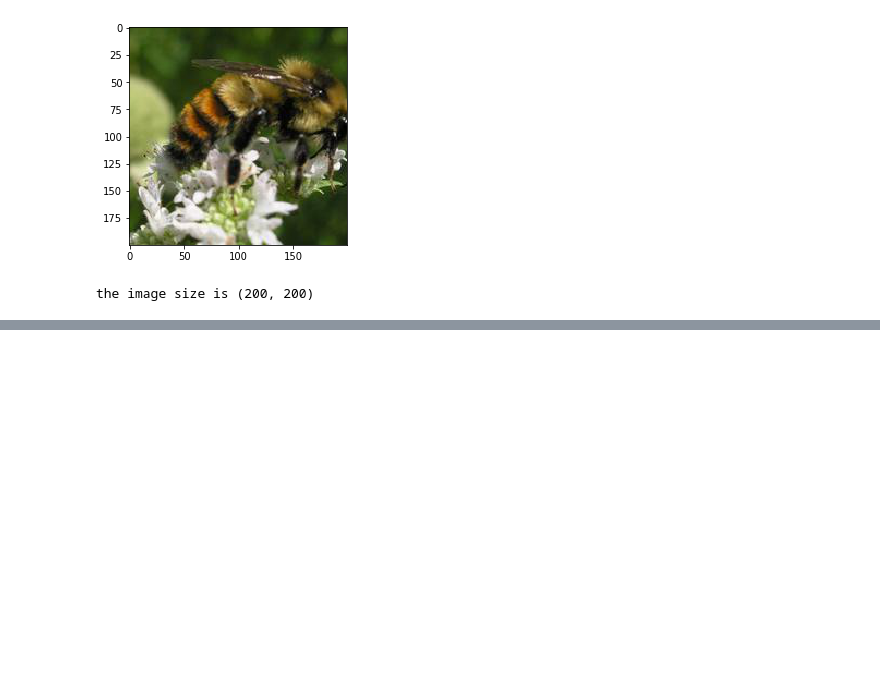
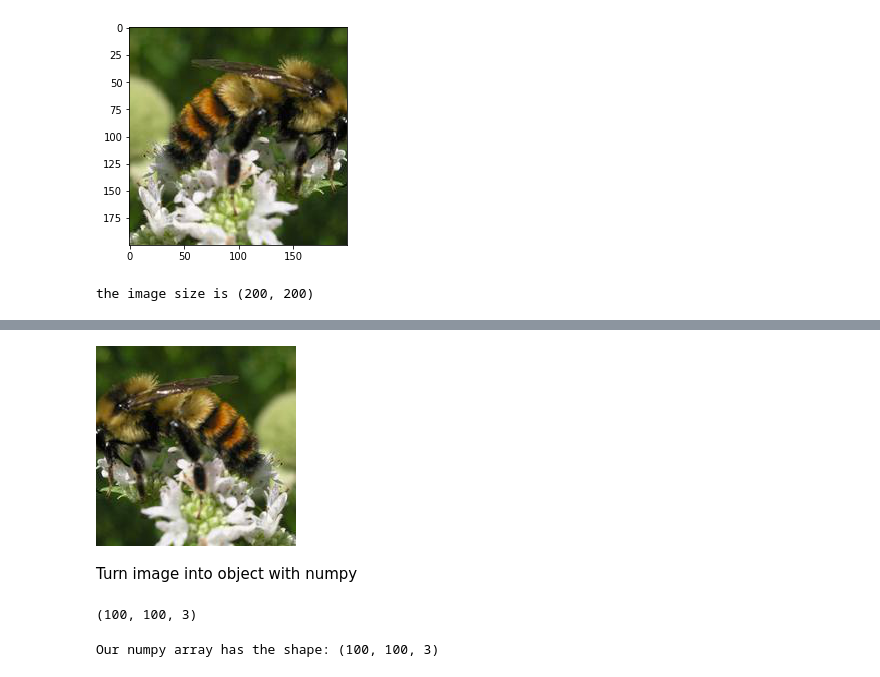
Before and after one commit to juansantateresa/juan, a Jupyter notebook: Projects/Naïve Bees Image Loading and Processing.ipynb, the cells around one changed output, grey strips where cells are left out. Cells and saved outputs as stored; diff of their text form; code cells hidden in the pictures; blank space fills up the shorter version.

```diff
--- a/Projects/Naïve Bees Image Loading and Processing.ipynb
+++ b/Projects/Naïve Bees Image Loading and Processing.ipynb
@@ -49,0 +63,7 @@ the image size is (200, 200)
+# %%
+img_flipped = img.transpose(Image.FLIP_LEFT_RIGHT)
+display(img_flipped)
+# %% [output]
+[figure, added]
+# %% [markdown]
+Turn image into object with numpy
@@ -49,0 +76,9 @@ the image size is (200, 200)
+# %%
+img_data_shape = img_data.shape
+print(img_data_shape)
+# %% [output]
+(100, 100, 3)
+# %%
+print('Our numpy array has the shape: {}' .format(img_data_shape))
+# %% [output]
+Our numpy array has the shape: (100, 100, 3)
```
Also changed, not shown: parts of 15 cells of this notebook.
